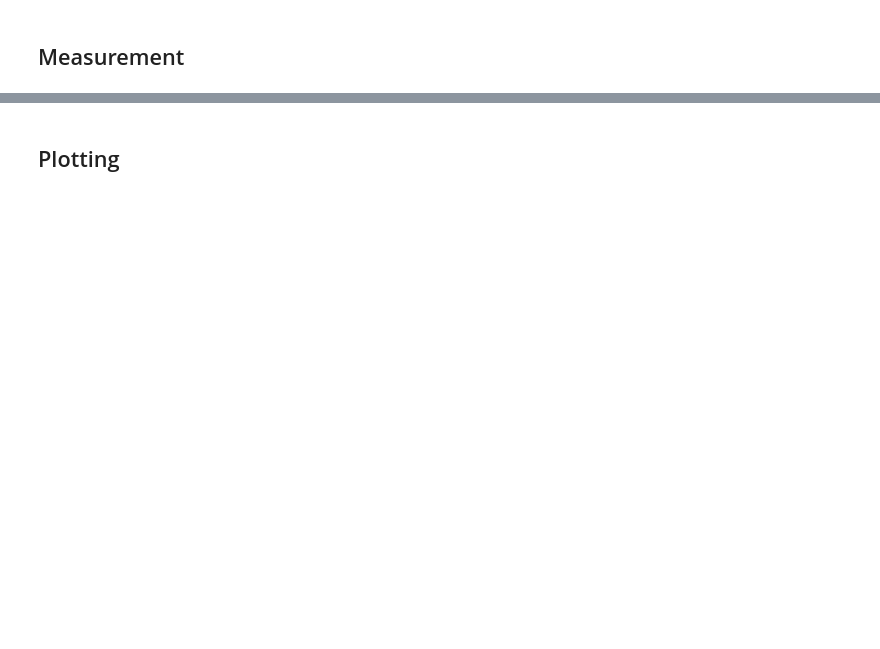
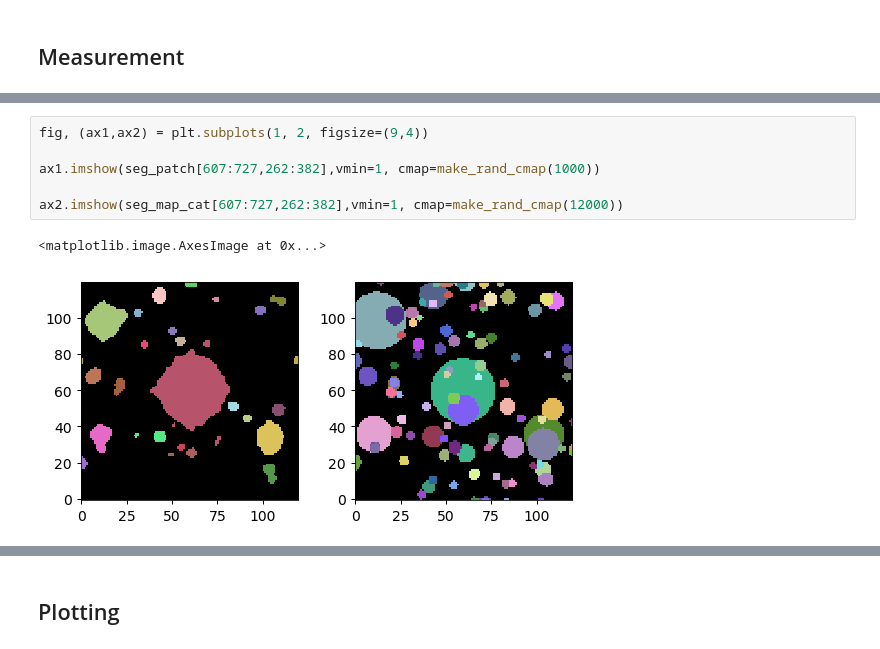
Before and after one commit to qliu4676/elderflower, a Jupyter notebook: demos/Measure_SE_APASS_demo.ipynb, the cells around one changed output, grey strips where cells are left out. Cells and saved outputs as stored; diff of their text form; blank space fills up the shorter version.

```diff
--- a/demos/Measure_SE_APASS_demo.ipynb
+++ b/demos/Measure_SE_APASS_demo.ipynb
@@ -412,0 +118,9 @@ Save thumbs to: NGC5907-R-Thumb_15mag_X3100Y1400
+# %%
+fig, (ax1,ax2) = plt.subplots(1, 2, figsize=(9,4))
+
+ax1.imshow(seg_patch[607:727,262:382],vmin=1, cmap=make_rand_cmap(1000))
+
+ax2.imshow(seg_map_cat[607:727,262:382],vmin=1, cmap=make_rand_cmap(12000))
+# %% [output]
+<matplotlib.image.AxesImage at 0x...>
+[figure, added]
```
Also changed, not shown: parts of 52 cells of this notebook, 3 other files.
